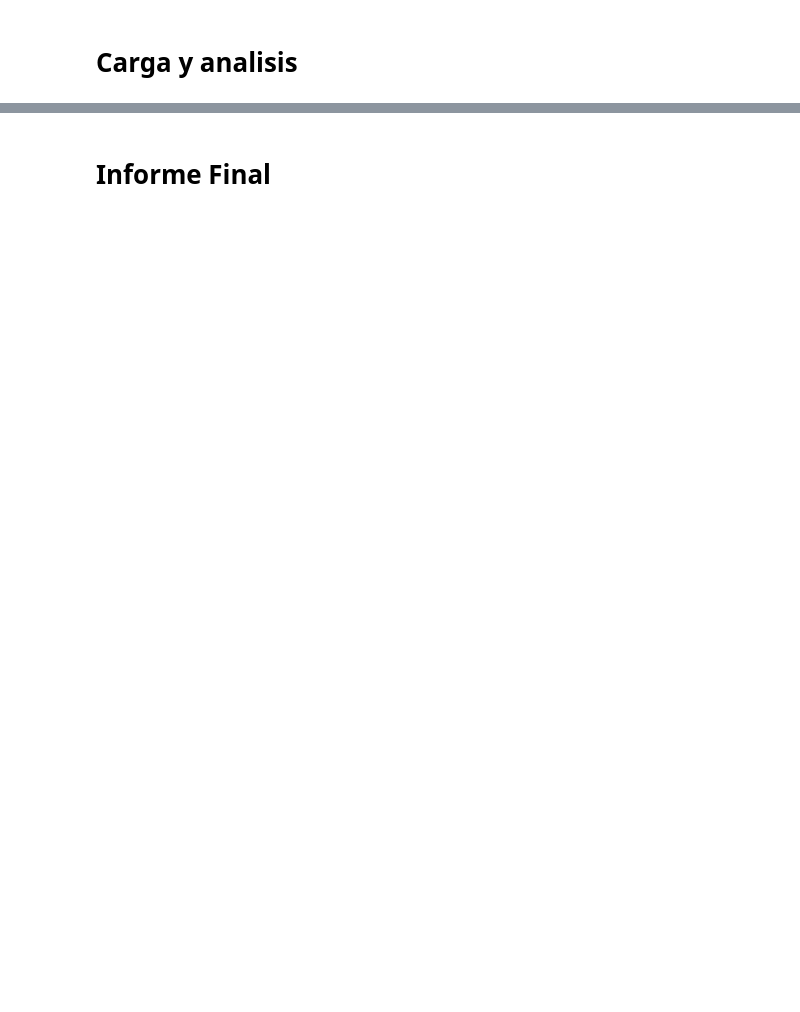
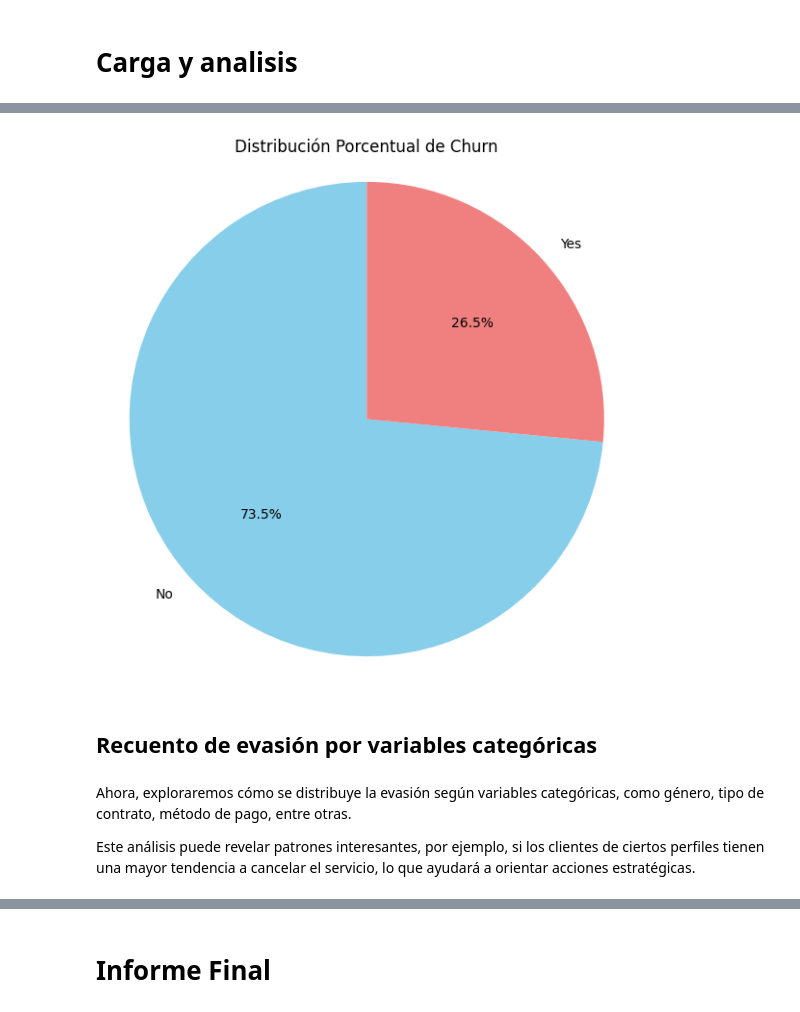
Before and after one commit to Dupskops/Challenge-Telecom-X-an-lisis-de-evasi-n-de-clientes-Anibal-, a Jupyter notebook: Challenge_Telecom_X_análisis_de_evasión_de_clientes.ipynb, the cells around one changed output, grey strips where cells are left out. Cells and saved outputs as stored; diff of their text form; code cells hidden in the pictures; blank space fills up the shorter version.

```diff
--- a/Challenge_Telecom_X_análisis_de_evasión_de_clientes.ipynb
+++ b/Challenge_Telecom_X_análisis_de_evasión_de_clientes.ipynb
@@ -64,0 +93,2 @@ dtype: object
+# %%
+df_account =pd.json_normalize(datos['account'])
@@ -135,0 +384,26 @@ pd.json_normalize(datos['account'])
+# %%
+# Calcular el porcentaje de Churn
+porcentaje_churn = conteo_churn / conteo_churn.sum() * 100
+
+# Crear el gráfico de pastel
+import matplotlib.pyplot as plt
+
+plt.figure(figsize=(7, 7))
+plt.pie(
+    porcentaje_churn,
+    labels=porcentaje_churn.index,
+    autopct='%1.1f%%',
+    startangle=90,
+    colors=['skyblue', 'lightcoral'] # Añadir colores para mejor distinción
+)
+plt.title('Distribución Porcentual de Churn')
+plt.axis('equal') # Asegura que el pastel sea un círculo.
+plt.show()
+# %% [output]
+[figure, added]
+# %% [markdown]
+## Recuento de evasión por variables categóricas
+# %% [markdown]
+Ahora, exploraremos cómo se distribuye la evasión según variables categóricas, como género, tipo de contrato, método de pago, entre otras.
+
+Este análisis puede revelar patrones interesantes, por ejemplo, si los clientes de ciertos perfiles tienen una mayor tendencia a cancelar el servicio, lo que ayudará a orientar acciones estratégicas.
```
Also changed, not shown: parts of 75 cells of this notebook.
